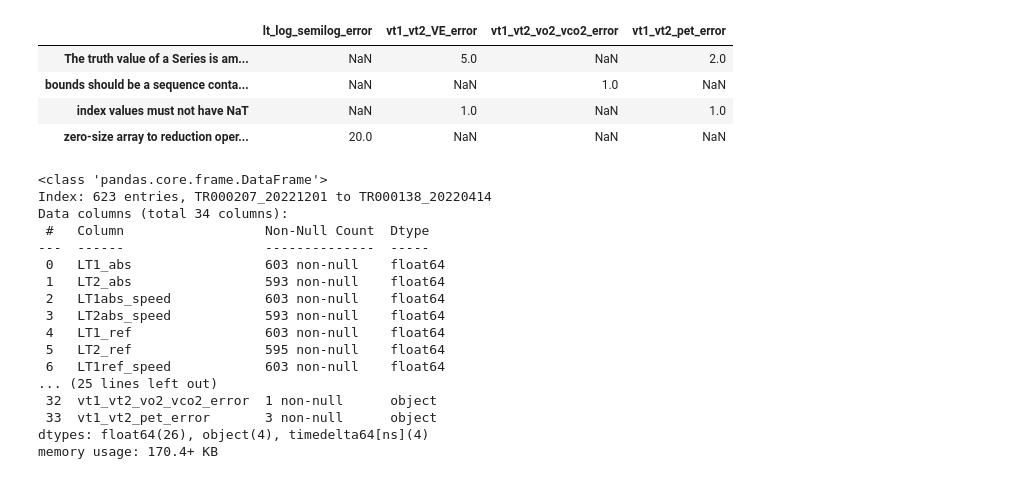
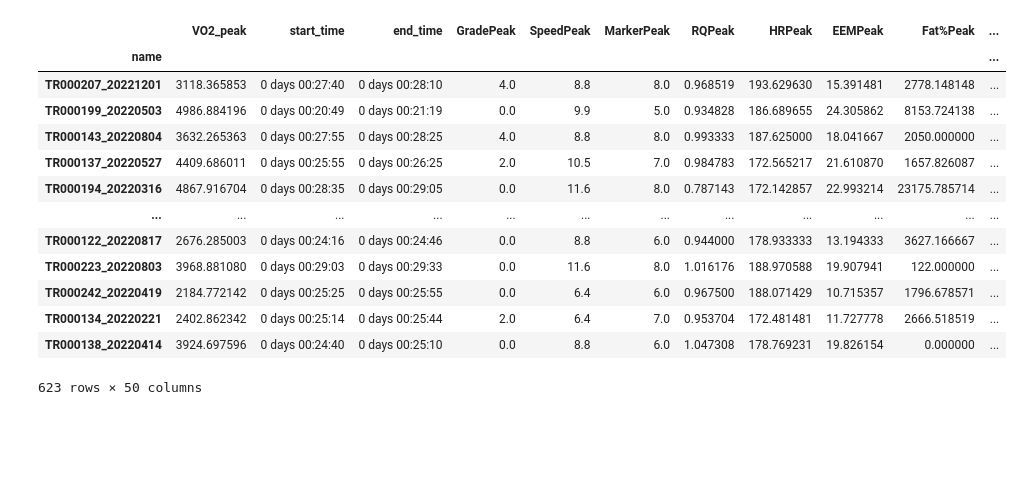
Before and after one commit to myschne/SI485Project, a Jupyter notebook: test_class.ipynb, the cells around one changed output. Saved outputs shown, nothing was run; the diff lists cells and outputs as text; code cells hidden in the pictures; blank space fills up the shorter version.

Commit message:
test class done except steady state

```diff
--- a/test_class.ipynb
+++ b/test_class.ipynb
@@ -498,11 +631,9 @@ for filename in filenames:
 # %%
 rows = []
 for test in test_list:
-    try:
-        result = test.get_VO2_peak_time_metrics(window_size=30)
-    except Exception as e:
-        result[f"vo2_max_error"] = str(e)
+    result = test.get_all_metrics('''can add parameters vo2_window_size (default 30)
+                                  , vt_window_size (default 30), rq_thresh (default 1.0)''')
     result['name'] = test.name
     rows.append(result)
-vo2_df = pd.DataFrame(rows).set_index('name')
-vo2_df.info()
+
+df = pd.DataFrame(rows).set_index('name')
@@ -571,30 +640,17 @@ df
-# %%
-error_columns = df.filter(like='error')
-value_counts = error_columns.apply(pd.Series.value_counts)
-value_counts
-# %% [output]
-|  | lt_log_semilog_error | vt1_vt2_VE_error | vt1_vt2_vo2_vco2_error | vt1_vt2_pet_error |
-| The truth value of a Series is am... | NaN | 5.0 | NaN | 2.0 |
-| bounds should be a sequence conta... | NaN | NaN | 1.0 | NaN |
-| index values must not have NaT | NaN | 1.0 | NaN | 1.0 |
-| zero-size array to reduction oper... | 20.0 | NaN | NaN | NaN |
 # %%
-df.info()
+df
 # %% [output]
+|  | VO2_peak | start_time | end_time | GradePeak | SpeedPeak | MarkerPeak | RQPeak | HRPeak | EEMPeak | Fat%Peak | ... |
+| name |  |  |  |  |  |  |  |  |  |  | ... |
+| TR000207_20221201 | 3118.365853 | 0 days 00:27:40 | 0 days 00:28:10 | 4.0 | 8.8 | 8.0 | 0.968519 | 193.629630 | 15.391481 | 2778.148148 | ... |
+| TR000199_20220503 | 4986.884196 | 0 days 00:20:49 | 0 days 00:21:19 | 0.0 | 9.9 | 5.0 | 0.934828 | 186.689655 | 24.305862 | 8153.724138 | ... |
+| TR000143_20220804 | 3632.265363 | 0 days 00:27:55 | 0 days 00:28:25 | 4.0 | 8.8 | 8.0 | 0.993333 | 187.625000 | 18.041667 | 2050.000000 | ... |
+| TR000137_20220527 | 4409.686011 | 0 days 00:25:55 | 0 days 00:26:25 | 2.0 | 10.5 | 7.0 | 0.984783 | 172.565217 | 21.610870 | 1657.826087 | ... |
+| TR000194_20220316 | 4867.916704 | 0 days 00:28:35 | 0 days 00:29:05 | 0.0 | 11.6 | 8.0 | 0.787143 | 172.142857 | 22.993214 | 23175.785714 | ... |
+| ... | ... | ... | ... | ... | ... | ... | ... | ... | ... | ... | ... |
+| TR000122_20220817 | 2676.285003 | 0 days 00:24:16 | 0 days 00:24:46 | 0.0 | 8.8 | 6.0 | 0.944000 | 178.933333 | 13.194333 | 3627.166667 | ... |
+| TR000223_20220803 | 3968.881080 | 0 days 00:29:03 | 0 days 00:29:33 | 0.0 | 11.6 | 8.0 | 1.016176 | 188.970588 | 19.907941 | 122.000000 | ... |
+| TR000242_20220419 | 2184.772142 | 0 days 00:25:25 | 0 days 00:25:55 | 0.0 | 6.4 | 6.0 | 0.967500 | 188.071429 | 10.715357 | 1796.678571 | ... |
+| TR000134_20220221 | 2402.862342 | 0 days 00:25:14 | 0 days 00:25:44 | 2.0 | 6.4 | 7.0 | 0.953704 | 172.481481 | 11.727778 | 2666.518519 | ... |
+| TR000138_20220414 | 3924.697596 | 0 days 00:24:40 | 0 days 00:25:10 | 0.0 | 8.8 | 6.0 | 1.047308 | 178.769231 | 19.826154 | 0.000000 | ... |
-<class 'pandas.core.frame.DataFrame'>
-Index: 623 entries, TR000207_20221201 to TR000138_20220414
-Data columns (total 34 columns):
- #   Column                  Non-Null Count  Dtype
----  ------                  --------------  -----
- 0   LT1_abs                 603 non-null    float64
- 1   LT2_abs                 593 non-null    float64
- 2   LT1abs_speed            603 non-null    float64
- 3   LT2abs_speed            593 non-null    float64
- 4   LT1_ref                 603 non-null    float64
- 5   LT2_ref                 595 non-null    float64
- 6   LT1ref_speed            603 non-null    float64
-... (25 lines left out)
- 32  vt1_vt2_vo2_vco2_error  1 non-null      object
- 33  vt1_vt2_pet_error       3 non-null      object
-dtypes: float64(26), object(4), timedelta64[ns](4)
-memory usage: 170.4+ KB
+623 rows × 50 columns
```
Also changed, not shown: parts of 15 cells of this notebook.
